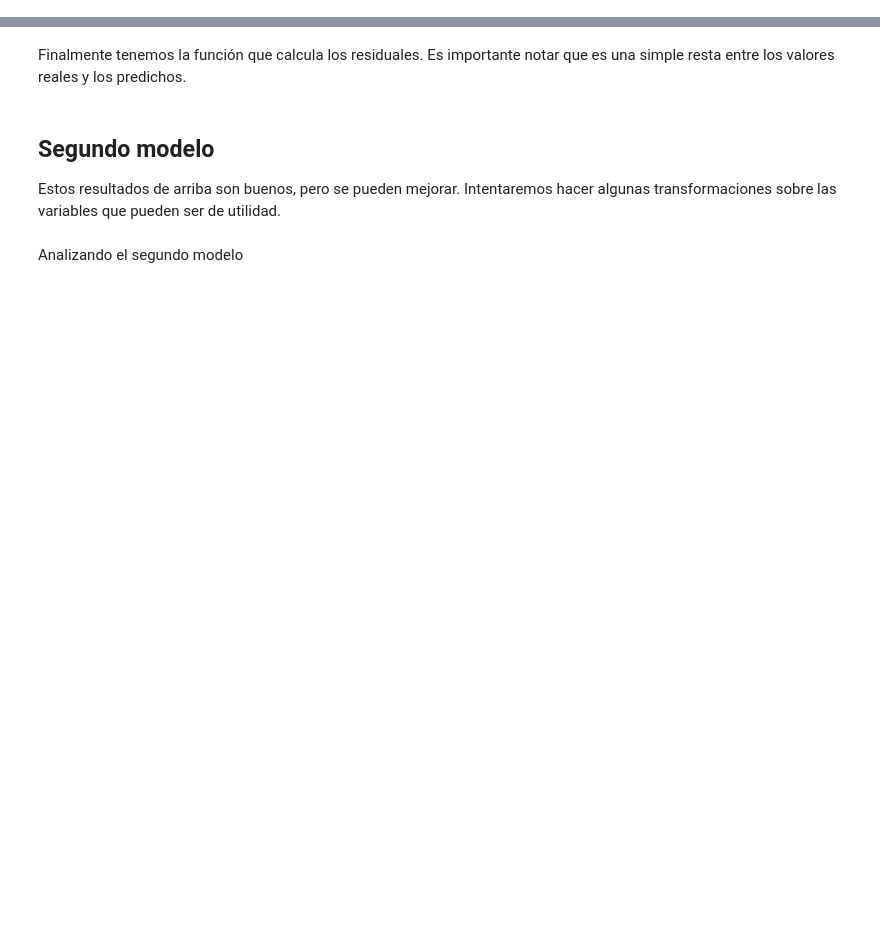
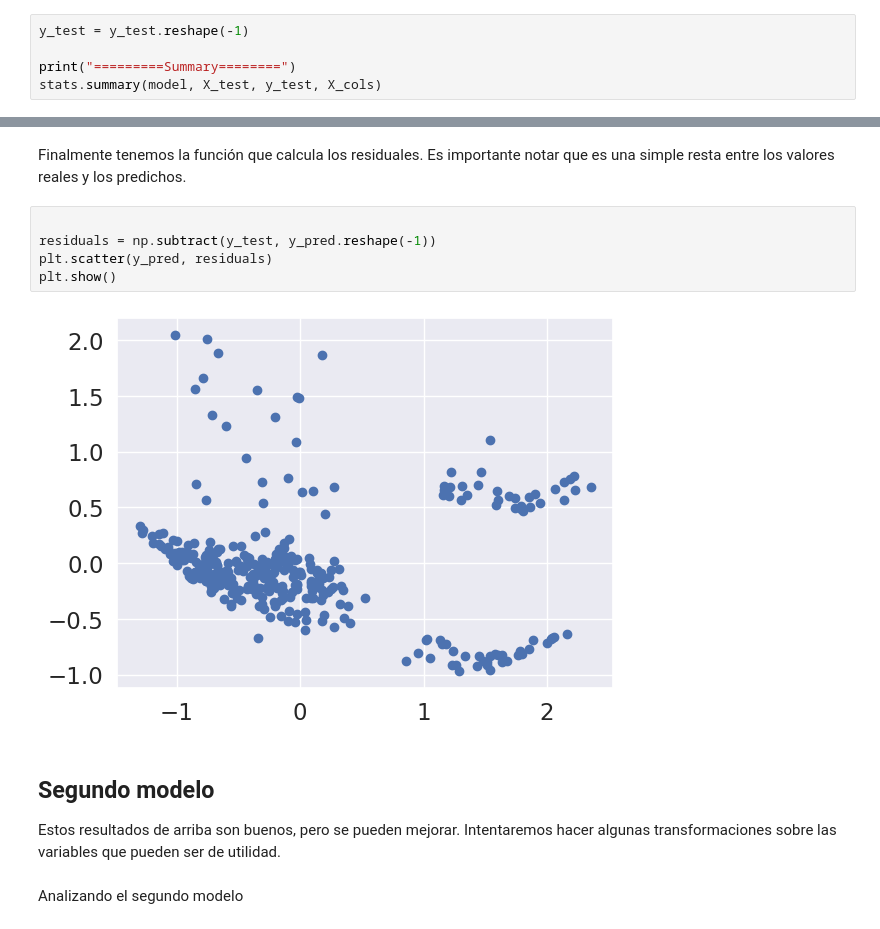
Before and after one commit to laduenasb/predicting-patient-medical-expenses, a Jupyter notebook: proyecto.ipynb, the cells around one changed output, grey strips where cells are left out. Drawn from its saved outputs; the diff is of its cells as text; blank space fills up the shorter version.

Commit message:
Evaluando el modelo

```diff
--- a/proyecto.ipynb
+++ b/proyecto.ipynb
@@ -143,0 +158,5 @@ El siguiente código muestra un resumen general de los resultados.
+# %%
+y_test = y_test.reshape(-1)
+
+print("=========Summary========")
+stats.summary(model, X_test, y_test, X_cols)
@@ -144,5 +184,12 @@ El siguiente código muestra un resumen general de los resultados.
 # %% [markdown]
 Finalmente tenemos la función que calcula los residuales. Es importante notar que es una simple resta entre los valores reales y los predichos.
+# %%
+
+residuals = np.subtract(y_test, y_pred.reshape(-1))
+plt.scatter(y_pred, residuals)
+plt.show()
+# %% [output]
+[figure, added]
 # %% [markdown]
 ## Segundo modelo
 Estos resultados de arriba son buenos, pero se pueden mejorar. Intentaremos hacer algunas transformaciones sobre las variables que pueden ser de utilidad.
```
Also changed, not shown: parts of 4 cells of this notebook.
